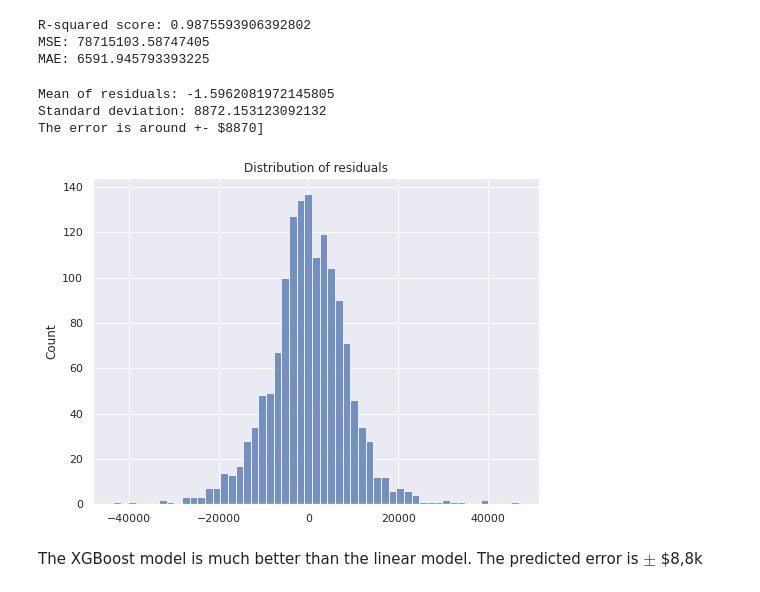
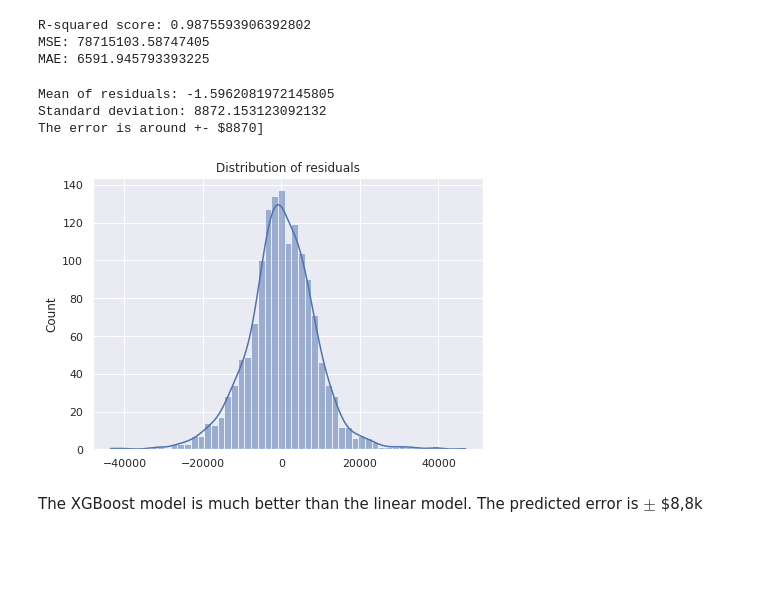
Before and after one commit to nguyenhaidang94/HousePricePrediction, a Jupyter notebook: which_factors_influence_house_price.ipynb, the cells around one changed output. Cells and saved outputs as stored; diff of their text form; code cells hidden in the pictures; blank space fills up the shorter version.

```diff
--- a/which_factors_influence_house_price.ipynb
+++ b/which_factors_influence_house_price.ipynb
@@ -419,19 +422,19 @@ MSE: 78715103.58747405
 MAE: 6591.945793393225
 # %%
 residuals = Ytrain - Ytrain_pred
-fig, ax = plt.subplots(figsize=(8,6))
-g = sns.histplot(residuals, ax=ax)
+fig, ax = plt.subplots(figsize=(7,5))
+g = sns.histplot(residuals, kde=True, ax=ax)
 g.set(title="Distribution of residuals")
 residuals_mean = np.mean(residuals)
 residuals_std = np.std(residuals)
 print("Mean of residuals:", residuals_mean)
 print("Standard deviation:", residuals_std)
 print(f"The error is around +- ${int(residuals_mean + residuals_std)}]")
 # %% [output]
 Mean of residuals: -1.5962081972145805
 Standard deviation: 8872.153123092132
 The error is around +- $8870]
-[figure, old version]
+[figure, new version]
 # %% [markdown]
 The XGBoost model is much better than the linear model. The predicted error is $\pm$ $8,8k
 # %% [markdown]
```
Also changed, not shown: parts of 10 cells of this notebook.
